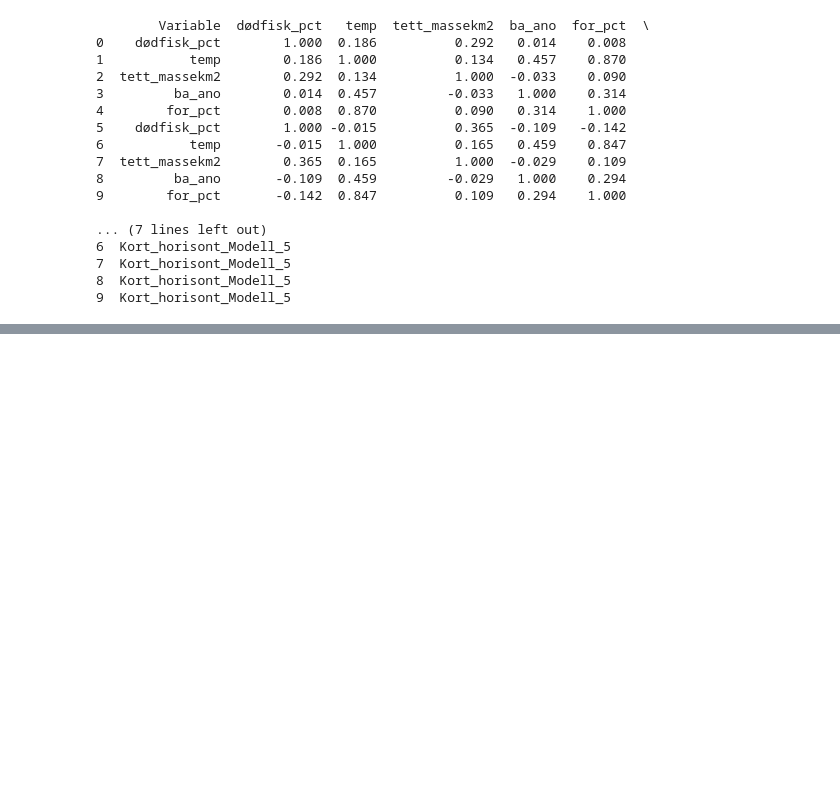
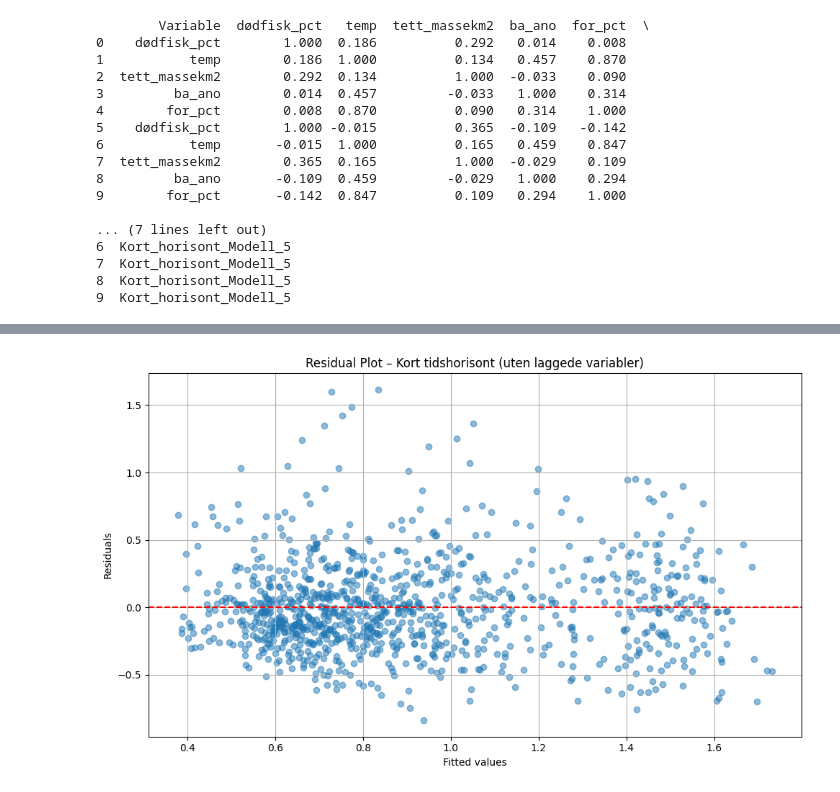
Before and after one commit to kavlikaviar/Bachelor, a Jupyter notebook: Erlend_modell.ipynb, the cells around one changed output, grey strips where cells are left out. Cells and saved outputs as stored; diff of their text form; code cells hidden in the pictures; blank space fills up the shorter version.

Commit message:
nye plot

```diff
--- a/Erlend_modell.ipynb
+++ b/Erlend_modell.ipynb
@@ -589,0 +677,41 @@ print(combined_df.head(20))
+# %%
+import pandas as pd
+import matplotlib.pyplot as plt
+import statsmodels.formula.api as smf
+
+# === 1. Last inn datasett ===
+df = pd.read_csv("data/processed/summary_statistics_2017.csv", sep=";")
+df.columns = df.columns.str.strip()
+
+# === 2. Dato og måned ===
+df['Dato'] = pd.to_datetime(df['Dato'], errors='coerce')
+df = df.dropna(subset=['Dato'])
+df['måned'] = df['Dato'].dt.to_period('M')
+
+# === 3. Kvadrert temperatur ===
+df["Temperatur2"] = df["Temperature"]**2
+
+# === 4. Fjern rader med manglende verdier ===
+relevante_kolonner = [
+    "% Dødfisk", "Temperature", "Temperatur2", "Tetthet", "BA_ano",
+    "% FORFORBRUK", "% Rensefisk", "badebehandling",
+    "mekanisk behandling", "termisk behandling", "PO"
+]
+df = df.dropna(subset=relevante_kolonner)
+
+# === 5. Estimer modell ===
+formel = ('Q("% Dødfisk") ~ Q("Temperature") + Q("Temperatur2") + Q("Tetthet") + Q("BA_ano") + C(PO)')
+modell = smf.ols(formel, data=df).fit(cov_type='HC3')
+
+# === 6. Lag residual plot ===
+plt.figure(figsize=(10, 6))
+plt.scatter(modell.fittedvalues, modell.resid, alpha=0.5)
+plt.axhline(0, color='red', linestyle='--')
+plt.xlabel('Fitted values')
+plt.ylabel('Residuals')
+plt.title('Residual Plot – Kort tidshorisont (uten laggede variabler)')
+plt.grid(True)
+plt.tight_layout()
+plt.show()
+# %% [output]
+[figure, added]
```
Also changed, not shown: parts of 6 cells of this notebook, 1 other file.
